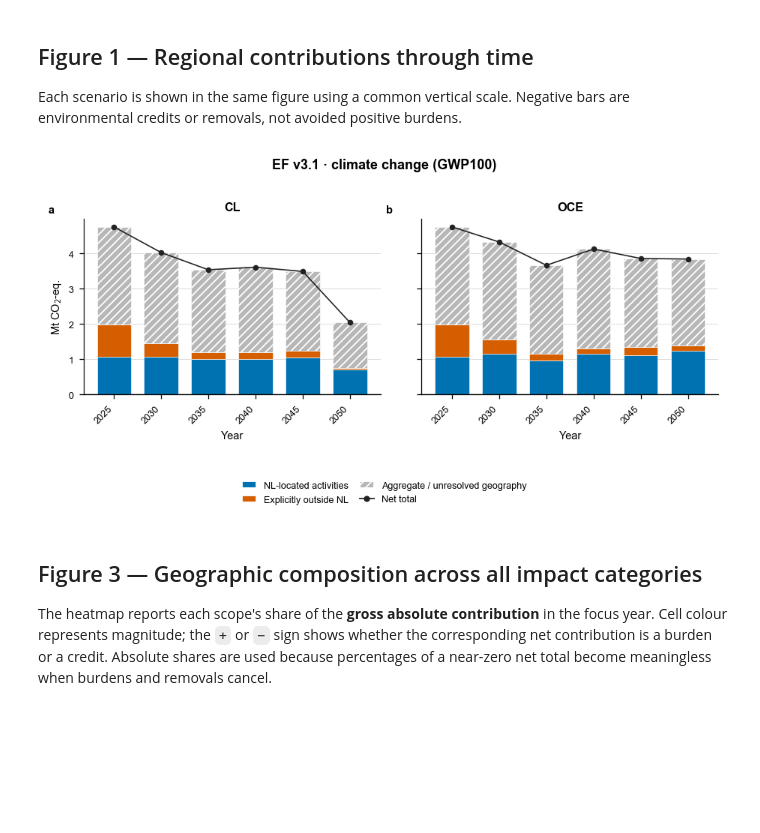
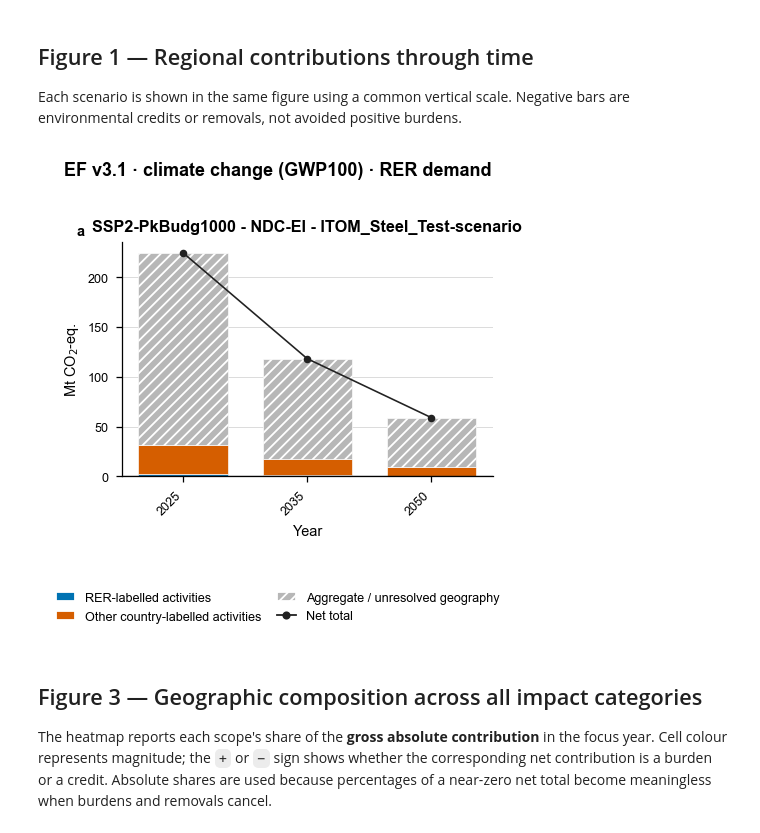
Before and after one commit to tomterlouw/lca_transience, a Jupyter notebook: 3_regionalization_impacts.ipynb, the cells around one changed output. Drawn from its saved outputs; the diff is of its cells as text; code cells hidden in the pictures; blank space fills up the shorter version.

Commit message:
minor update for regionalization

```diff
--- a/3_regionalization_impacts.ipynb
+++ b/3_regionalization_impacts.ipynb
@@ -104,6 +85,19 @@ missing_columns = required_columns.difference(df.columns)
 if missing_columns:
     raise ValueError(f"Results file is missing columns: {sorted(missing_columns)}")
 
+available_regions = sorted(df["region"].dropna().unique())
+if DEMAND_REGION is None:
+    if len(available_regions) != 1:
+        raise ValueError(f"Set DEMAND_REGION to one of the regions in this export: {available_regions}")
+    assessment_region = available_regions[0]
+else:
+    if DEMAND_REGION not in available_regions:
+        raise ValueError(f"DEMAND_REGION={DEMAND_REGION!r} is unavailable. Export regions: {available_regions}")
+    assessment_region = DEMAND_REGION
+
+df = df.loc[df["region"].eq(assessment_region)]
+FIGURE_DIR = FIGURE_DIR / "regionalization" / results_path.stem / assessment_region
+
 df = df.loc[df["value"].notna() & df["value"].ne(0)].copy()
 df["year"] = df["year"].astype(int)
 
@@ -114,6 +108,7 @@ if FOCUS_IMPACT not in set(df["impact_category"]):
 metadata = pd.Series(
     {
         "Results file": results_path.name,
+        "Demand region": assessment_region,
         "Non-zero result rows": f"{len(df):,}",
         "Scenarios": ", ".join(map(str, df["scenario"].drop_duplicates())),
         "Years": ", ".join(map(str, sorted(df["year"].unique()))),
@@ -139,14 +128,25 @@ Only exact country and subnational codes are called explicitly outside NL. Broad
 ISO2_PATTERN = re.compile(r"^[A-Z]{2}$")
 SUBNATIONAL_PATTERN = re.compile(r"^[A-Z]{2}-[A-Z0-9]+$")
 
+is_country_assessment = bool(ISO2_PATTERN.fullmatch(assessment_region))
+SCOPE_ORDER = [
+    f"{assessment_region}-labelled activities",
+    "Other country-labelled activities",
+    "Aggregate / unresolved geography",
+]
+SCOPE_COLORS = dict(zip(SCOPE_ORDER, ["#0072B2", "#D55E00", "#B7B7B7"]))
+SCOPE_HATCHES = dict(zip(SCOPE_ORDER, [None, None, "////"]))
+
 def classify_activity_location(location):
     """Return a conservative geographic scope for an activity location."""
     location = str(location).strip()
-    if location == "NL" or location.startswith("NL-"):
-        return "NL-located activities"
+    if location == assessment_region or (
+        is_country_assessment and location.startswith(f"{assessment_region}-")
+    ):
+        return SCOPE_ORDER[0]
     if ISO2_PATTERN.fullmatch(location) or SUBNATIONAL_PATTERN.fullmatch(location):
-        return "Explicitly outside NL"
-    return "Aggregate / unresolved geography"
+        return SCOPE_ORDER[1]
+    return SCOPE_ORDER[2]
 
 df["burden_location"] = df["location"].map(classify_activity_location)
 df["burden_location"] = pd.Categorical(
@@ -336,35 +336,35 @@ for panel, (ax, scenario) in enumerate(zip(axes.flat, scenarios)):
         )
         .reindex(index=years, columns=SCOPE_ORDER, fill_value=0)
         / scale
     )
     x = np.arange(len(years))
     signed_stacked_bars(ax, x, {scope: pivot[scope].to_numpy() for scope in SCOPE_ORDER})
     net_total = pivot.sum(axis=1).to_numpy()
     ax.plot(
         x, net_total, color="#222222", marker="o", markersize=3.2,
         linewidth=0.9, zorder=4,
     )
     ax.axhline(0, color="#333333", linewidth=0.7, zorder=3)
     ax.set_xticks(x, years, rotation=45, ha="right")
     ax.set_title(scenario_label(scenario), fontweight="bold", pad=6)
     ax.set_xlabel("Year")
     ax.grid(axis="y", color="#D9D9D9", linewidth=0.5)
     ax.set_axisbelow(True)
     ax.yaxis.set_major_locator(mpl.ticker.MaxNLocator(5))
     ax.text(-0.12, 1.03, chr(97 + panel), transform=ax.transAxes, fontweight="bold")
 
 axes.flat[0].set_ylabel(scaled_unit)
-fig.suptitle(impact_label(FOCUS_IMPACT), fontsize=10, fontweight="bold", y=1.02)
+fig.suptitle(f"{impact_label(FOCUS_IMPACT)} · {assessment_region} demand", fontsize=10, fontweight="bold", y=1.02)
 fig.legend(
     handles=legend_handles + [net_total_handle],
     loc="lower center", bbox_to_anchor=(0.5, -0.10),
     ncol=2, columnspacing=1.2, handlelength=1.5,
 )
 fig.tight_layout(rect=(0, 0.09, 1, 1))
 save_figure(fig, "regional_impacts_over_time")
 plt.show()
 # %% [output]
-[figure, old version]
+[figure, new version]
 # %% [markdown]
 ## Figure 3 — Geographic composition across all impact categories
 
```
Also changed, not shown: parts of 11 cells of this notebook, 17 other files.
